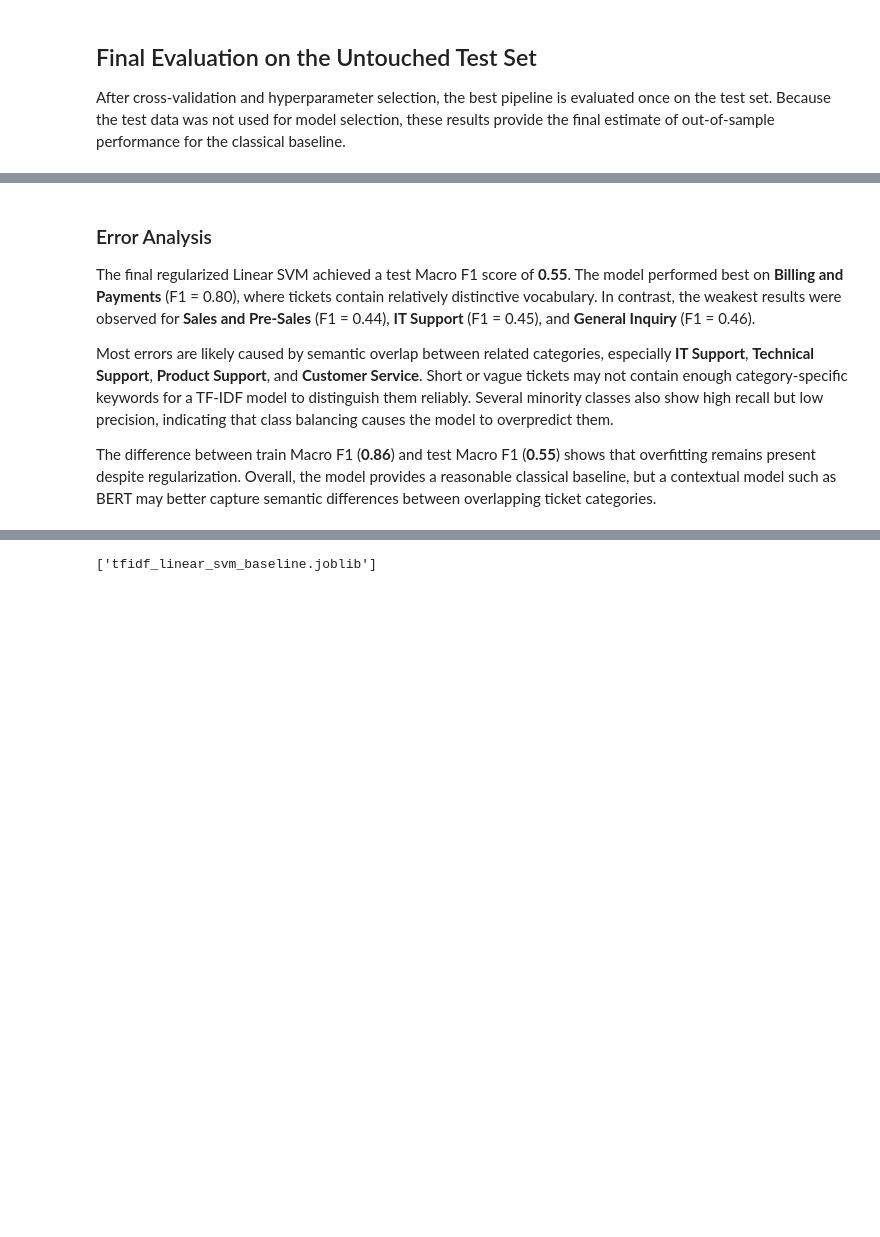
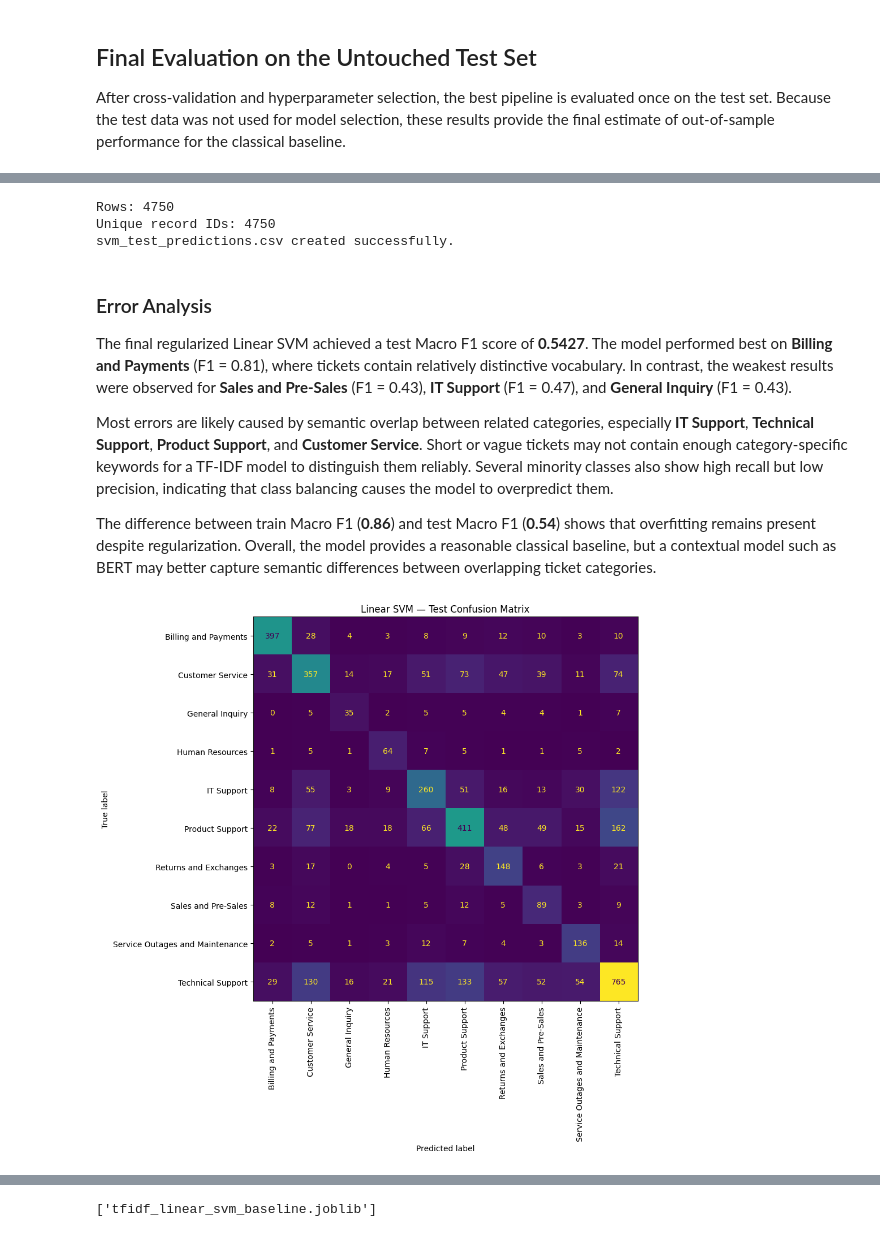
Before and after one commit to OlhaZahrebelna/Intelligent-Support-Ticket-Router-using-NLP, a Jupyter notebook: notebook/02_Preprocessing_and_Baseline.ipynb, the cells around one changed output, grey strips where cells are left out. Saved outputs shown, nothing was run; the diff lists cells and outputs as text; code cells hidden in the pictures; blank space fills up the shorter version.

```diff
--- a/notebook/02_Preprocessing_and_Baseline.ipynb
+++ b/notebook/02_Preprocessing_and_Baseline.ipynb
@@ -613,8 +676,64 @@ Final Generalization Gap: 0.3120
+# %%
+assert len(svm_test_predictions) == len(X_test)
+assert svm_test_predictions["record_id"].is_unique
+assert svm_test_predictions["true_label"].notna().all()
+assert svm_test_predictions["svm_pred"].notna().all()
+
+print("Rows:", len(svm_test_predictions))
+print(
+    "Unique record IDs:",
+    svm_test_predictions["record_id"].nunique(),
+)
+print("svm_test_predictions.csv created successfully.")
+# %% [output]
+Rows: 4750
+Unique record IDs: 4750
+svm_test_predictions.csv created successfully.
 # %% [markdown]
 ### Error Analysis
 
-The final regularized Linear SVM achieved a test Macro F1 score of **0.55**. The model performed best on **Billing and Payments** (F1 = 0.80), where tickets contain relatively distinctive vocabulary. In contrast, the weakest results were observed for **Sales and Pre-Sales** (F1 = 0.44), **IT Support** (F1 = 0.45), and **General Inquiry** (F1 = 0.46).
+The final regularized Linear SVM achieved a test Macro F1 score of **0.5427**. The model performed best on **Billing and Payments** (F1 = 0.81), where tickets contain relatively distinctive vocabulary. In contrast, the weakest results were observed for **Sales and Pre-Sales** (F1 = 0.43), **IT Support** (F1 = 0.47), and **General Inquiry** (F1 = 0.43).
 
 Most errors are likely caused by semantic overlap between related categories, especially **IT Support**, **Technical Support**, **Product Support**, and **Customer Service**. Short or vague tickets may not contain enough category-specific keywords for a TF-IDF model to distinguish them reliably. Several minority classes also show high recall but low precision, indicating that class balancing causes the model to overpredict them.
 
-The difference between train Macro F1 (**0.86**) and test Macro F1 (**0.55**) shows that overfitting remains present despite regularization. Overall, the model provides a reasonable classical baseline, but a contextual model such as BERT may better capture semantic differences between overlapping ticket categories.
+The difference between train Macro F1 (**0.86**) and test Macro F1 (**0.54**) shows that overfitting remains present despite regularization. Overall, the model provides a reasonable classical baseline, but a contextual model such as BERT may better capture semantic differences between overlapping ticket categories.
+# %%
+class_labels = final_model.named_steps[
+    "classifier"
+].classes_
+
+cm = confusion_matrix(
+    y_test,
+    y_test_pred,
+    labels=class_labels,
+)
+
+fig, ax = plt.subplots(figsize=(12, 10))
+
+display = ConfusionMatrixDisplay(
+    confusion_matrix=cm,
+    display_labels=class_labels,
+)
+
+display.plot(
+    ax=ax,
+    xticks_rotation=90,
+    values_format="d",
+    colorbar=False,
+)
+
+ax.set_title(
+    "Linear SVM — Test Confusion Matrix"
+)
+ax.set_xlabel("Predicted label")
+ax.set_ylabel("True label")
+
+plt.tight_layout()
+plt.savefig(
+    "svm_confusion_matrix.png",
+    dpi=300,
+    bbox_inches="tight",
+)
+plt.show()
+# %% [output]
+[figure, added]
```
Also changed, not shown: parts of 30 cells of this notebook.
